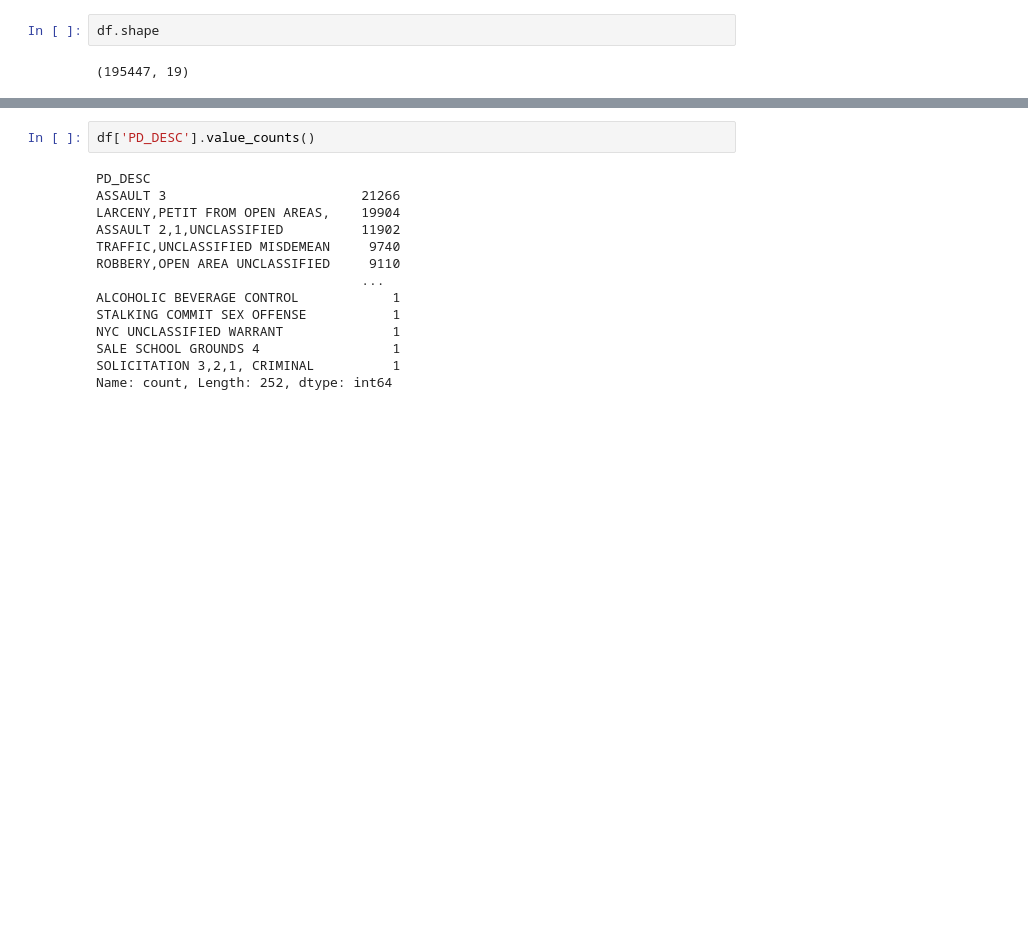
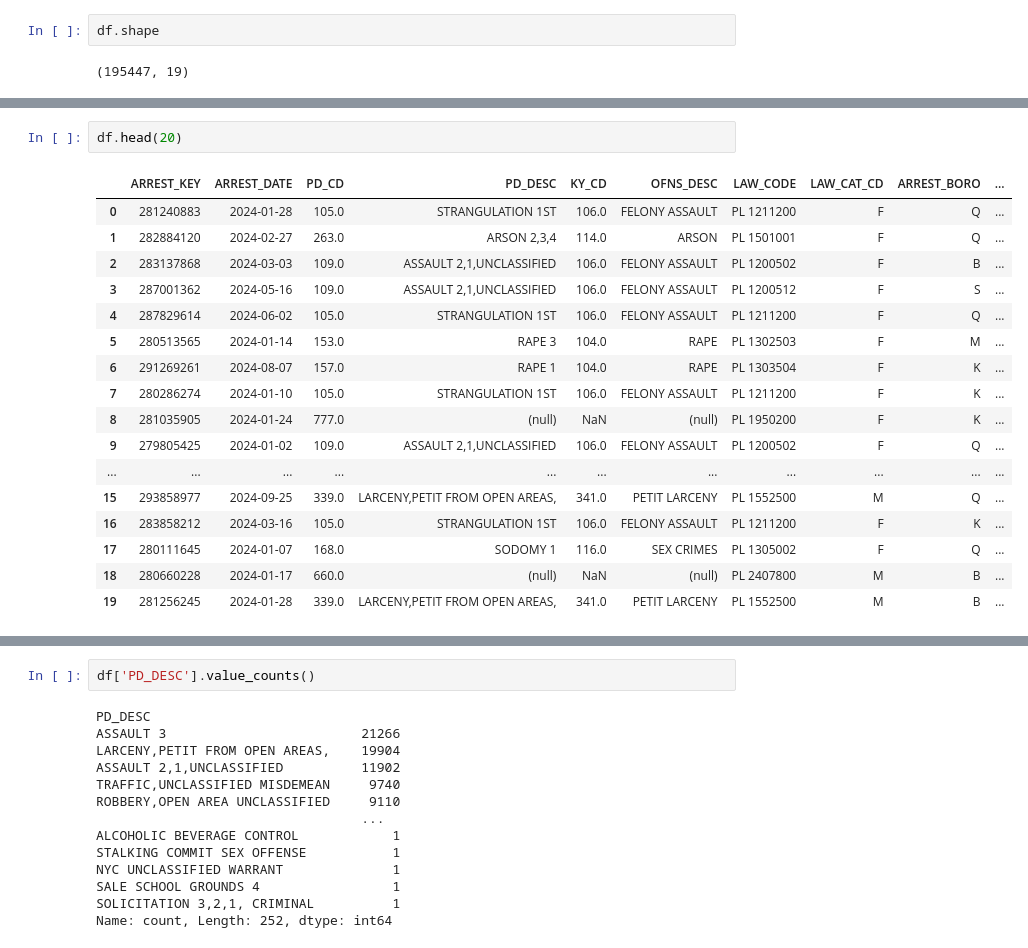
Before and after one commit to annahauk/CS513, a Jupyter notebook: annaEDA.ipynb, the cells around one changed output, grey strips where cells are left out. Drawn from its saved outputs; the diff is of its cells as text; blank space fills up the shorter version.

```diff
--- a/annaEDA.ipynb
+++ b/annaEDA.ipynb
@@ -52,3 +57,23 @@ New Georeferenced Column     object
 dtype: object
+# %%
+df.head(20)
+# %% [output]
+|  | ARREST_KEY | ARREST_DATE | PD_CD | PD_DESC | KY_CD | OFNS_DESC | LAW_CODE | LAW_CAT_CD | ARREST_BORO | ... |
+| 0 | 281240883 | 2024-01-28 | 105.0 | STRANGULATION 1ST | 106.0 | FELONY ASSAULT | PL 1211200 | F | Q | ... |
+| 1 | 282884120 | 2024-02-27 | 263.0 | ARSON 2,3,4 | 114.0 | ARSON | PL 1501001 | F | Q | ... |
+| 2 | 283137868 | 2024-03-03 | 109.0 | ASSAULT 2,1,UNCLASSIFIED | 106.0 | FELONY ASSAULT | PL 1200502 | F | B | ... |
+| 3 | 287001362 | 2024-05-16 | 109.0 | ASSAULT 2,1,UNCLASSIFIED | 106.0 | FELONY ASSAULT | PL 1200512 | F | S | ... |
+| 4 | 287829614 | 2024-06-02 | 105.0 | STRANGULATION 1ST | 106.0 | FELONY ASSAULT | PL 1211200 | F | Q | ... |
+| 5 | 280513565 | 2024-01-14 | 153.0 | RAPE 3 | 104.0 | RAPE | PL 1302503 | F | M | ... |
+| 6 | 291269261 | 2024-08-07 | 157.0 | RAPE 1 | 104.0 | RAPE | PL 1303504 | F | K | ... |
+| 7 | 280286274 | 2024-01-10 | 105.0 | STRANGULATION 1ST | 106.0 | FELONY ASSAULT | PL 1211200 | F | K | ... |
+| 8 | 281035905 | 2024-01-24 | 777.0 | (null) | NaN | (null) | PL 1950200 | F | K | ... |
+| 9 | 279805425 | 2024-01-02 | 109.0 | ASSAULT 2,1,UNCLASSIFIED | 106.0 | FELONY ASSAULT | PL 1200502 | F | Q | ... |
+| ... | ... | ... | ... | ... | ... | ... | ... | ... | ... | ... |
+| 15 | 293858977 | 2024-09-25 | 339.0 | LARCENY,PETIT FROM OPEN AREAS, | 341.0 | PETIT LARCENY | PL 1552500 | M | Q | ... |
+| 16 | 283858212 | 2024-03-16 | 105.0 | STRANGULATION 1ST | 106.0 | FELONY ASSAULT | PL 1211200 | F | K | ... |
+| 17 | 280111645 | 2024-01-07 | 168.0 | SODOMY 1 | 116.0 | SEX CRIMES | PL 1305002 | F | Q | ... |
+| 18 | 280660228 | 2024-01-17 | 660.0 | (null) | NaN | (null) | PL 2407800 | M | B | ... |
+| 19 | 281256245 | 2024-01-28 | 339.0 | LARCENY,PETIT FROM OPEN AREAS, | 341.0 | PETIT LARCENY | PL 1552500 | M | B | ... |
 # %%
 df.isnull().sum()
```
Also changed, not shown: parts of 13 cells of this notebook.
